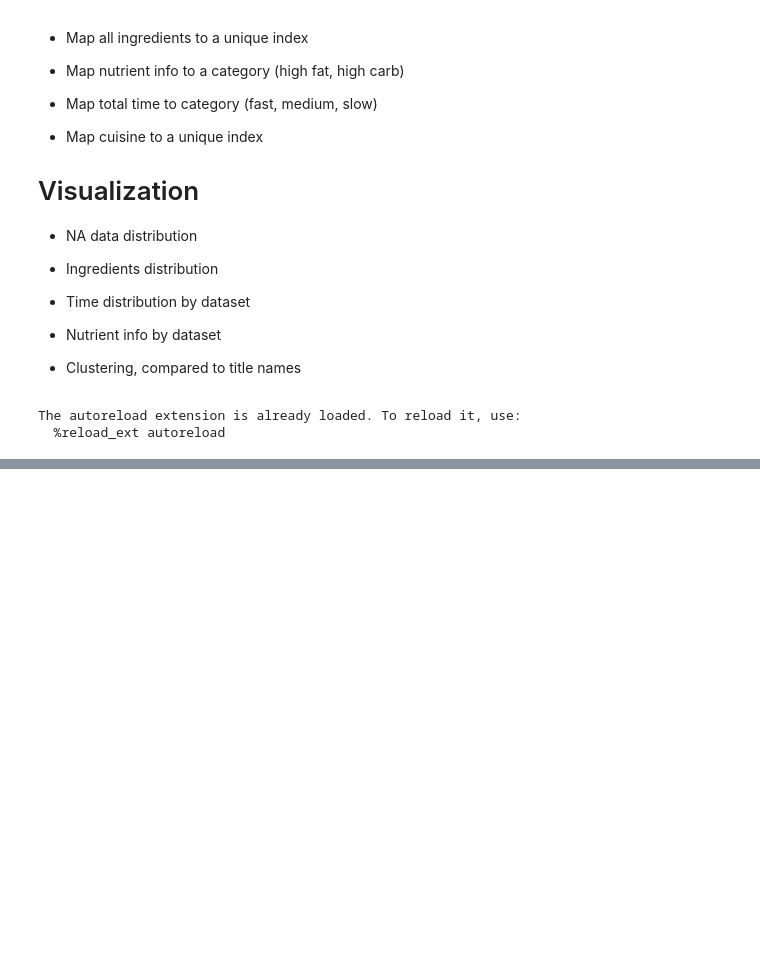
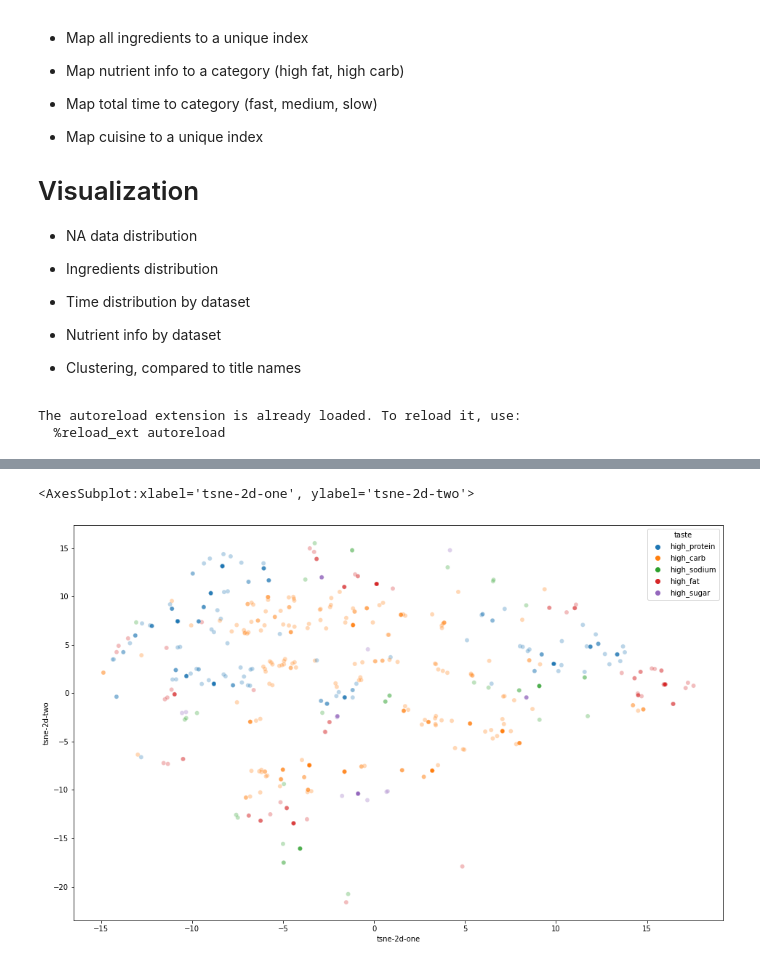
Before and after one commit to justinxu421/recipe_rex, a Jupyter notebook: feature_generation/extract_features_JX.ipynb, the cells around one changed output, grey strips where cells are left out. Drawn from its saved outputs; the diff is of its cells as text; code cells hidden in the pictures; blank space fills up the shorter version.

Commit message:
refactored files and created meat/starch/taste labels

```diff
--- a/feature_generation/extract_features_JX.ipynb
+++ b/feature_generation/extract_features_JX.ipynb
@@ -101,0 +138,7 @@ sesame seeds, chives or green onions to garnish
+# %%
+meat_labels = pd.read_csv('../clean_data/mains/meat_labels.csv', index_col = 'url')
+starch_labels = pd.read_csv('../clean_data/mains/starch_labels.csv', index_col = 'url')
+taste_labels = pd.read_csv('../clean_data/mains/nutrient_features.csv', index_col = 'url')
+# %%
+all_labels = taste_labels.join(starch_labels).join(meat_labels)
+all_labels = all_labels.dropna()
@@ -101,0 +153,3 @@ sesame seeds, chives or green onions to garnish
+# %%
+tsne = TSNE(n_components=2, verbose=1, perplexity=40, n_iter=300)
+tsne_results = tsne.fit_transform(all_labels)
@@ -102,3 +165,37 @@ sesame seeds, chives or green onions to garnish
+# %%
+def get_starch(row):
+    for c in starch_labels.columns:
+        if row[c]==1:
+             return c
+
+def get_meat(row):
+    for c in meat_labels.columns:
+        if row[c]==1:
+             return c
+
+def get_taste(row):
+    for c in taste_labels.columns:
+        if row[c]==1:
+             return c
+
+all_labels['meat'] = meat_labels.apply(get_meat, axis = 1)
+all_labels['starch'] = starch_labels.apply(get_starch, axis = 1)
+all_labels['taste'] = taste_labels.apply(get_taste, axis = 1)
+# %%
+all_labels['tsne-2d-one'] = tsne_results[:,0]
+all_labels['tsne-2d-two'] = tsne_results[:,1]
+plt.figure(figsize=(16,10))
+sns.scatterplot(
+    x="tsne-2d-one", y="tsne-2d-two",
+    hue="taste",
+#     palette=sns.color_palette("hls", 5),
+    data=all_labels,
+    legend="full",
+    alpha=0.3
+)
+# %% [output]
+<AxesSubplot:xlabel='tsne-2d-one', ylabel='tsne-2d-two'>
+[figure, added]
 # %%
 from get_recommendations_knn import process_embeddings
 embeddings_df_scaled = process_embeddings()
```
Also changed, not shown: parts of 10 cells of this notebook, 41 other files.
